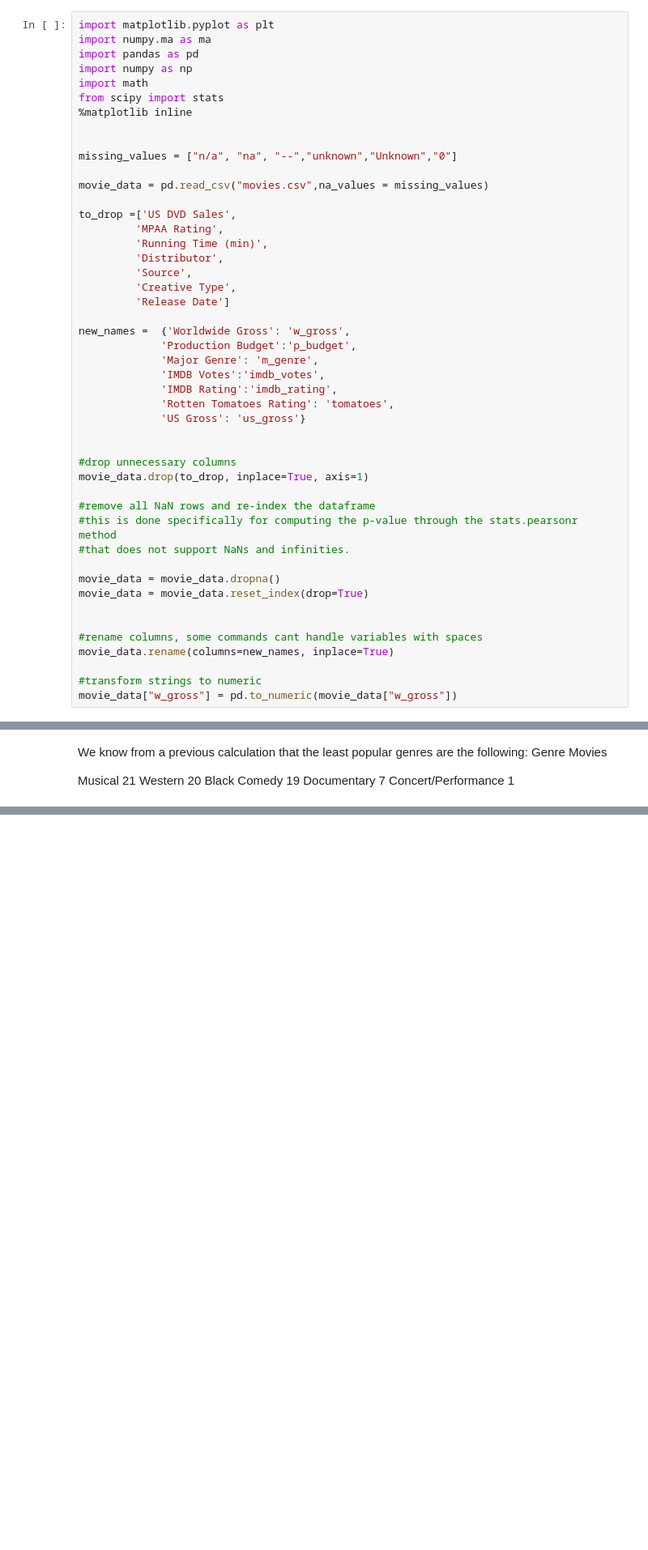
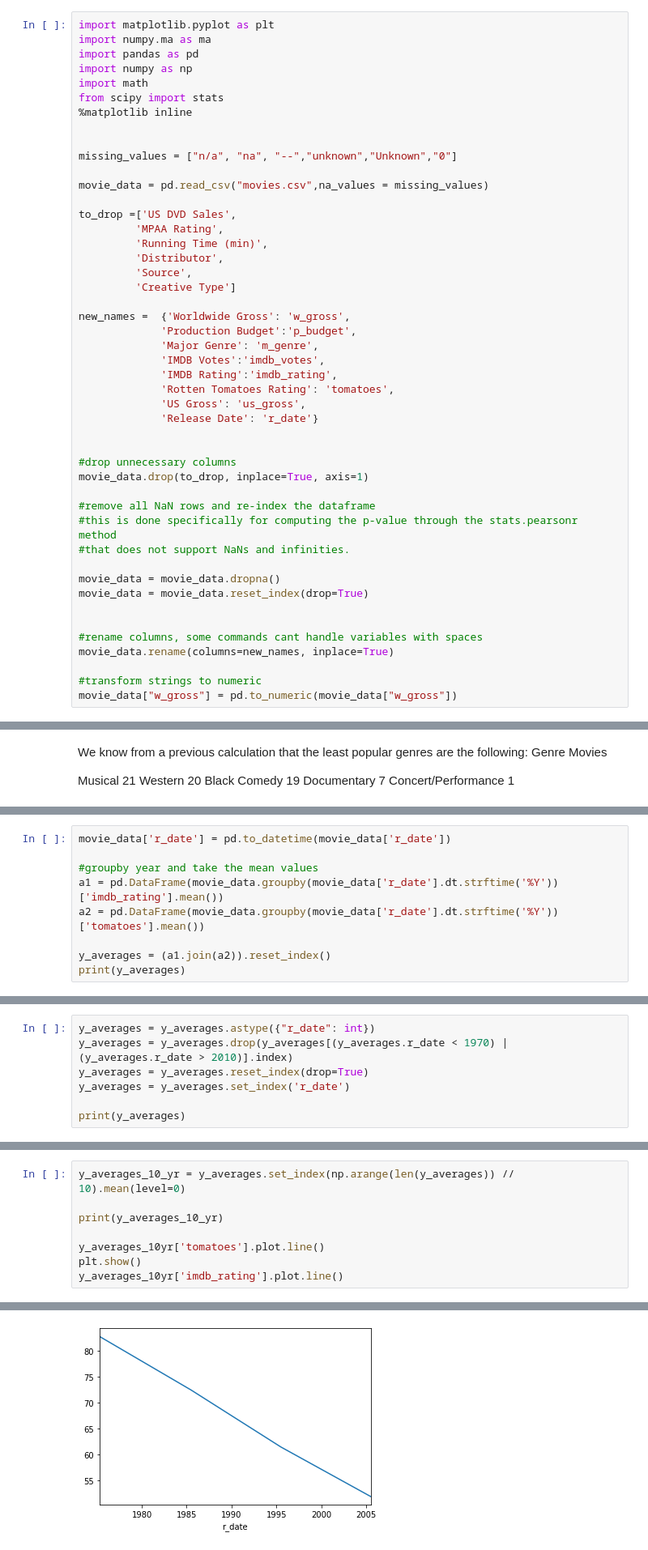
Before and after one commit to leobouts/data_science_practice, a Jupyter notebook: Movie_Notebook.ipynb, the cells around one changed output, grey strips where cells are left out. Shown: that part at 81% size. Saved outputs shown, nothing was run; the diff lists cells and outputs as text; blank space fills up the shorter version.

Commit message:
added averages for ratings for every year and for decades

```diff
--- a/Movie_Notebook.ipynb
+++ b/Movie_Notebook.ipynb
@@ -24,8 +24,7 @@ to_drop =['US DVD Sales',
          'Running Time (min)',
          'Distributor',
          'Source',
-         'Creative Type',
-         'Release Date']
+         'Creative Type']
 
 new_names =  {'Worldwide Gross': 'w_gross',
              'Production Budget':'p_budget',
@@ -33,7 +32,8 @@ new_names =  {'Worldwide Gross': 'w_gross',
              'IMDB Votes':'imdb_votes',
              'IMDB Rating':'imdb_rating',
              'Rotten Tomatoes Rating': 'tomatoes',
-             'US Gross': 'us_gross'}
+             'US Gross': 'us_gross',
+             'Release Date': 'r_date'}
 
 
 #drop unnecessary columns
@@ -481,0 +479,9 @@ The t score is a ratio between the difference between two groups and the differe
+# %%
+movie_data['r_date'] = pd.to_datetime(movie_data['r_date'])
+
+#groupby year and take the mean values
+a1 = pd.DataFrame(movie_data.groupby(movie_data['r_date'].dt.strftime('%Y'))['imdb_rating'].mean())
+a2 = pd.DataFrame(movie_data.groupby(movie_data['r_date'].dt.strftime('%Y'))['tomatoes'].mean())
+
+y_averages = (a1.join(a2)).reset_index()
+print(y_averages)
@@ -481,0 +509,7 @@ The t score is a ratio between the difference between two groups and the differe
+# %%
+y_averages = y_averages.astype({"r_date": int})
+y_averages = y_averages.drop(y_averages[(y_averages.r_date < 1970) | (y_averages.r_date > 2010)].index)
+y_averages = y_averages.reset_index(drop=True)
+y_averages = y_averages.set_index('r_date')
+
+print(y_averages)
@@ -481,0 +536,9 @@ The t score is a ratio between the difference between two groups and the differe
+# %%
+y_averages_10_yr = y_averages.set_index(np.arange(len(y_averages)) // 10).mean(level=0)
+
+print(y_averages_10_yr)
+
+y_averages_10yr['tomatoes'].plot.line()
+plt.show()
+y_averages_10yr['imdb_rating'].plot.line()
+# %% [output]
@@ -481,0 +550 @@ The t score is a ratio between the difference between two groups and the differe
+[figure, added]
```
Also changed, not shown: parts of 11 cells of this notebook.
